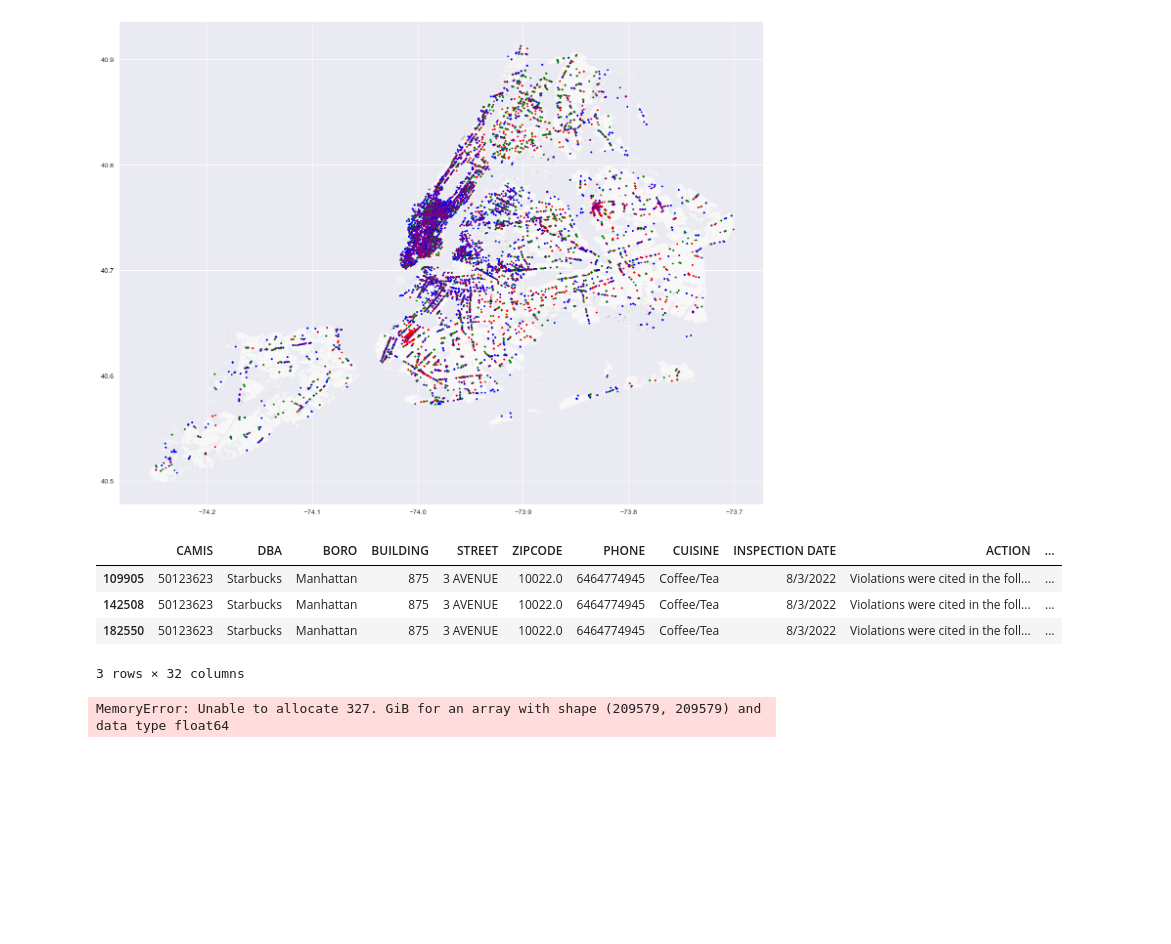
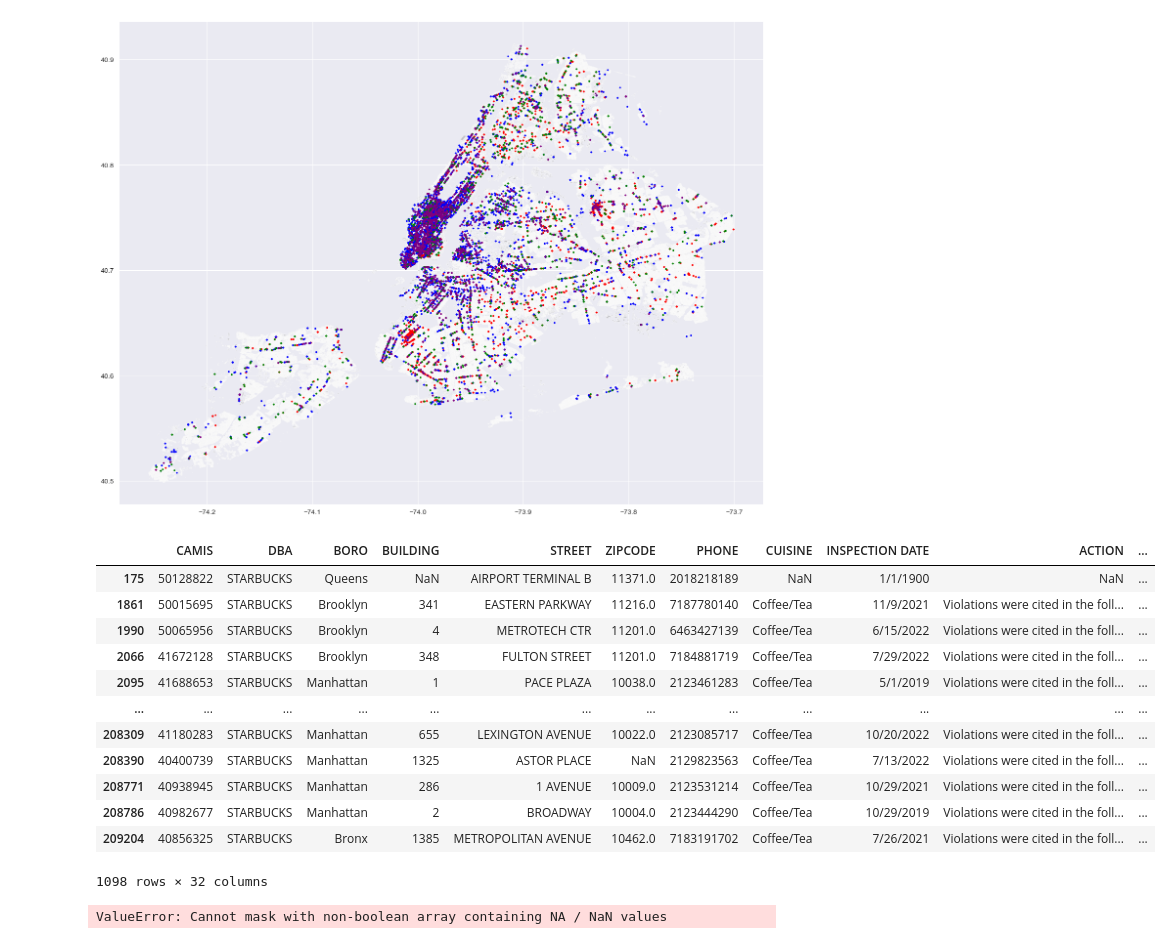
Before and after one commit to JacobMinkin/NYC_Restaurant_Health_Inspection, a Jupyter notebook: Project_1_Violations.ipynb, the cells around one changed output. Drawn from its saved outputs; the diff is of its cells as text; code cells hidden in the pictures; blank space fills up the shorter version.

```diff
--- a/Project_1_Violations.ipynb
+++ b/Project_1_Violations.ipynb
@@ -11,7 +11,7 @@ sns.set_style('darkgrid')
 
 %matplotlib inline
 # %%
-df = pd.read_csv('Inspection.csv')
+df = pd.read_csv('../data/Inspection.csv')
 df.head()
 # %% [output]
 |  | CAMIS | DBA | BORO | BUILDING | STREET | ZIPCODE | PHONE | CUISINE | INSPECTION DATE | ACTION | ... |
@@ -161,14 +114,22 @@ plt.title("New York City Resteraunts")
 <AxesSubplot:>
 [figure]
 # %%
-df[df.DBA == "Starbucks"]
+df[df.DBA == "STARBUCKS"]
 # %% [output]
 |  | CAMIS | DBA | BORO | BUILDING | STREET | ZIPCODE | PHONE | CUISINE | INSPECTION DATE | ACTION | ... |
-| 109905 | 50123623 | Starbucks | Manhattan | 875 | 3 AVENUE | 10022.0 | 6464774945 | Coffee/Tea | 8/3/2022 | Violations were cited in the foll... | ... |
-| 142508 | 50123623 | Starbucks | Manhattan | 875 | 3 AVENUE | 10022.0 | 6464774945 | Coffee/Tea | 8/3/2022 | Violations were cited in the foll... | ... |
-| 182550 | 50123623 | Starbucks | Manhattan | 875 | 3 AVENUE | 10022.0 | 6464774945 | Coffee/Tea | 8/3/2022 | Violations were cited in the foll... | ... |
+| 175 | 50128822 | STARBUCKS | Queens | NaN | AIRPORT TERMINAL B | 11371.0 | 2018218189 | NaN | 1/1/1900 | NaN | ... |
+| 1861 | 50015695 | STARBUCKS | Brooklyn | 341 | EASTERN PARKWAY | 11216.0 | 7187780140 | Coffee/Tea | 11/9/2021 | Violations were cited in the foll... | ... |
+| 1990 | 50065956 | STARBUCKS | Brooklyn | 4 | METROTECH CTR | 11201.0 | 6463427139 | Coffee/Tea | 6/15/2022 | Violations were cited in the foll... | ... |
+| 2066 | 41672128 | STARBUCKS | Brooklyn | 348 | FULTON STREET | 11201.0 | 7184881719 | Coffee/Tea | 7/29/2022 | Violations were cited in the foll... | ... |
+| 2095 | 41688653 | STARBUCKS | Manhattan | 1 | PACE PLAZA | 10038.0 | 2123461283 | Coffee/Tea | 5/1/2019 | Violations were cited in the foll... | ... |
+| ... | ... | ... | ... | ... | ... | ... | ... | ... | ... | ... | ... |
+| 208309 | 41180283 | STARBUCKS | Manhattan | 655 | LEXINGTON AVENUE | 10022.0 | 2123085717 | Coffee/Tea | 10/20/2022 | Violations were cited in the foll... | ... |
+| 208390 | 40400739 | STARBUCKS | Manhattan | 1325 | ASTOR PLACE | NaN | 2129823563 | Coffee/Tea | 7/13/2022 | Violations were cited in the foll... | ... |
+| 208771 | 40938945 | STARBUCKS | Manhattan | 286 | 1 AVENUE | 10009.0 | 2123531214 | Coffee/Tea | 10/29/2021 | Violations were cited in the foll... | ... |
+| 208786 | 40982677 | STARBUCKS | Manhattan | 2 | BROADWAY | 10004.0 | 2123444290 | Coffee/Tea | 10/29/2019 | Violations were cited in the foll... | ... |
+| 209204 | 40856325 | STARBUCKS | Bronx | 1385 | METROPOLITAN AVENUE | 10462.0 | 7183191702 | Coffee/Tea | 7/26/2021 | Violations were cited in the foll... | ... |
-3 rows × 32 columns
+1098 rows × 32 columns
 # %%
-dunkin = df['DBA'].str.contains('DUNKIN', regex=False)
+dunkin = df['DBA'].str.contains('STARBUCKS', regex=False)
 # %% [output]
-MemoryError: Unable to allocate 327. GiB for an array with shape (209579, 209579) and data type float64
+ValueError: Cannot mask with non-boolean array containing NA / NaN values
```
Also changed, not shown: parts of 7 cells of this notebook.
